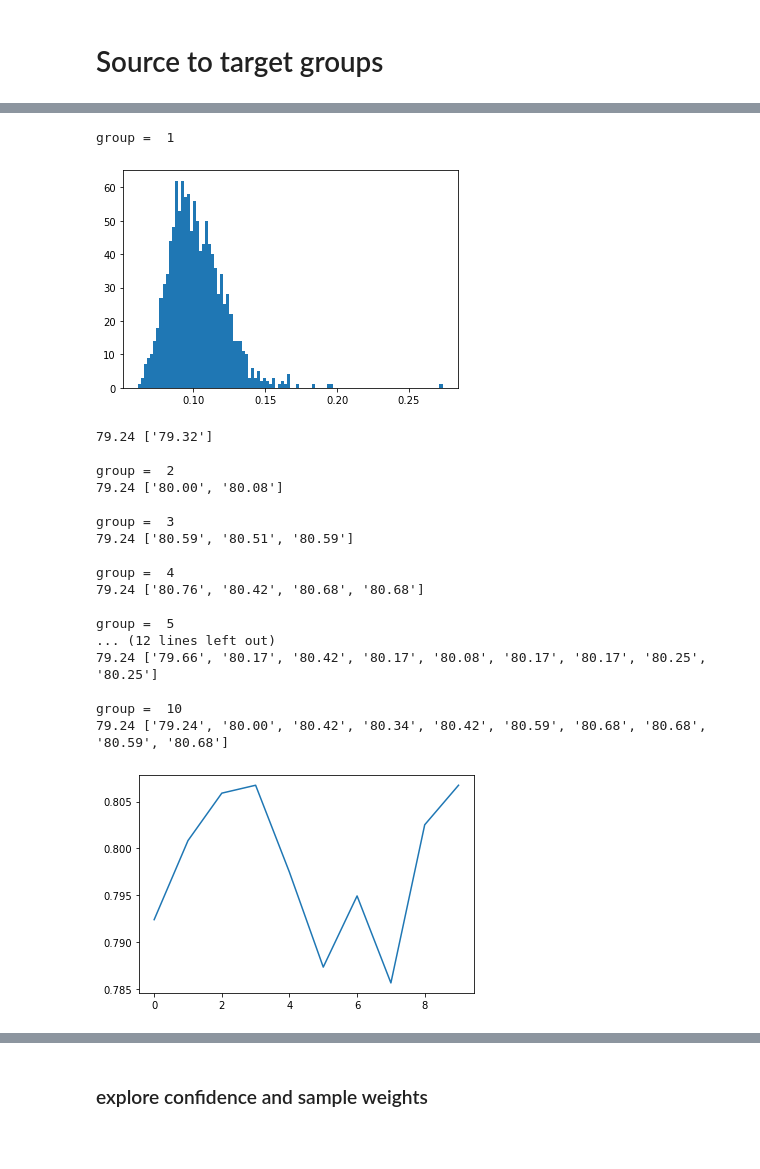
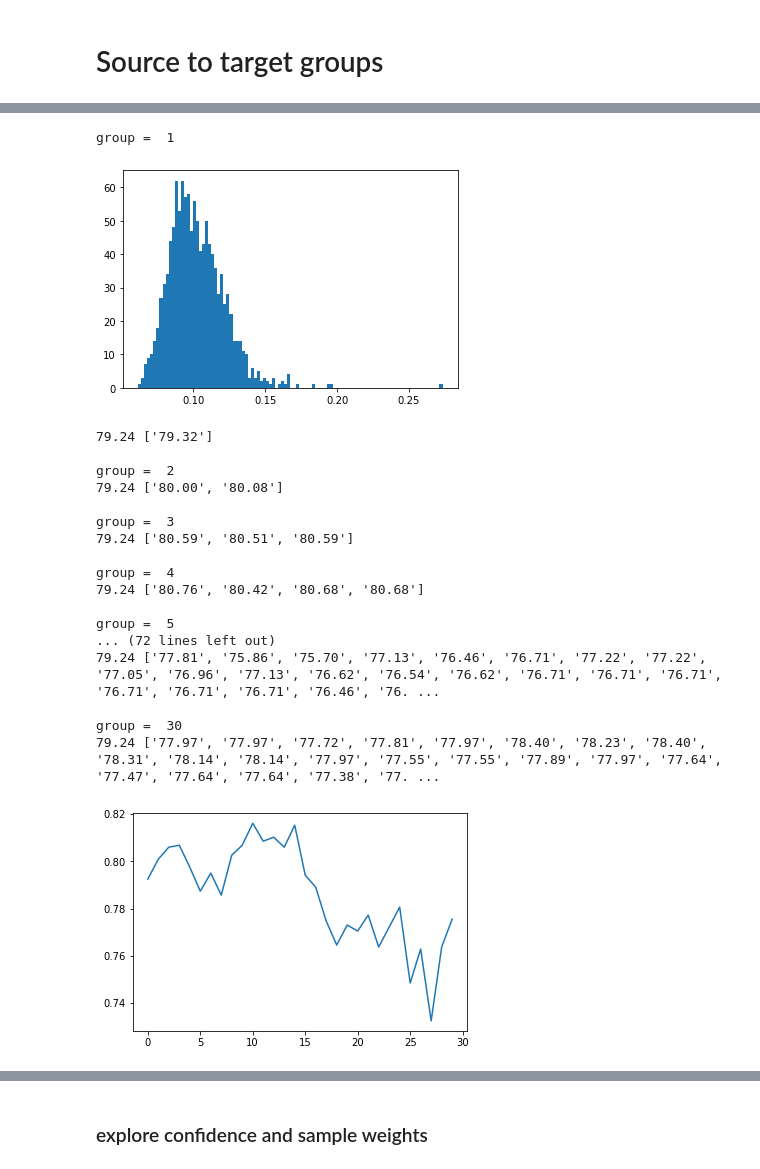
Before and after one commit to zycalice/domain-adaptation-nlp, a Jupyter notebook: notebooks/product_reviews.ipynb, the cells around one changed output, grey strips where cells are left out. Cells and saved outputs as stored; diff of their text form; code cells hidden in the pictures; blank space fills up the shorter version.

Commit message:
edit model

```diff
--- a/notebooks/product_reviews.ipynb
+++ b/notebooks/product_reviews.ipynb
@@ -257,7 +257,7 @@ def gradual_train(X_source, y_source, X_target, y_target, base_model, data_size=
 
     print('{:.2f}'.format(original*100), ['{:.2f}'.format(elem*100) for elem in gradual_scores])
 
-    return original, gradual
+    return original, gradual, dists, X_target_groups
 # %%
 def gradual_train_groups(X_source, y_source, X_target, y_target, base_model, data_size, group_range, conf=0):
     accuracies = []
@@ -268,7 +268,7 @@ def gradual_train_groups(X_source, y_source, X_target, y_target, base_model, dat
             plot_hist = True
         data_size = data_size
         base_model = base_model
-        original, gradual = gradual_train(X_source, y_source, X_target, y_target,
+        original, gradual, dists, X_target_groups = gradual_train(X_source, y_source, X_target, y_target,
                                           base_model, data_size=data_size, group_size=i, plot_hist=plot_hist, conf=conf)
         if i==1:
             accuracies.append(original)
@@ -277,6 +277,7 @@ def gradual_train_groups(X_source, y_source, X_target, y_target, base_model, dat
 
     plt.plot(accuracies)
     plt.show()
+    return dists, X_target_groups
 # %%
 data_size = 2000
 base_model = LogisticRegression(max_iter = 200000)
@@ -462,26 +463,26 @@ group =  10
 # %%
 data_size = 1185
 base_model = LogisticRegression(max_iter = 200000)
-gradual_train_groups(output_train_fi[:data_size], y_train_fi[:data_size], output_train_az[:data_size], y_train_az[:data_size],
-                     base_model, data_size=data_size, group_range=[0, 10], conf = 0)
+dists_fi_az, X_target_groups_fi_az = gradual_train_groups(output_train_fi[:data_size], y_train_fi[:data_size], output_train_az[:data_size], y_train_az[:data_size],
+                     base_model, data_size=data_size, group_range=[0, 30], conf = 0)
 # %% [output]
 group =  1
 [figure]
 79.24 ['79.32']
 
 group =  2
 79.24 ['80.00', '80.08']
 
 group =  3
 79.24 ['80.59', '80.51', '80.59']
 
 group =  4
 79.24 ['80.76', '80.42', '80.68', '80.68']
 
 group =  5
-... (12 lines left out)
-79.24 ['79.66', '80.17', '80.42', '80.17', '80.08', '80.17', '80.17', '80.25', '80.25']
+... (72 lines left out)
+79.24 ['77.81', '75.86', '75.70', '77.13', '76.46', '76.71', '77.22', '77.22', '77.05', '76.96', '77.13', '76.62', '76.54', '76.62', '76.71', '76.71', '76.71', '76.71', '76.71', '76.71', '76.46', '76. ...
 
-group =  10
-79.24 ['79.24', '80.00', '80.42', '80.34', '80.42', '80.59', '80.68', '80.68', '80.59', '80.68']
+group =  30
+79.24 ['77.97', '77.97', '77.72', '77.81', '77.97', '78.40', '78.23', '78.40', '78.31', '78.14', '78.14', '77.97', '77.55', '77.55', '77.89', '77.97', '77.64', '77.47', '77.64', '77.64', '77.38', '77. ...
-[figure, old version]
+[figure, new version]
```
Also changed, not shown: parts of 21 cells of this notebook, 5 other files.
